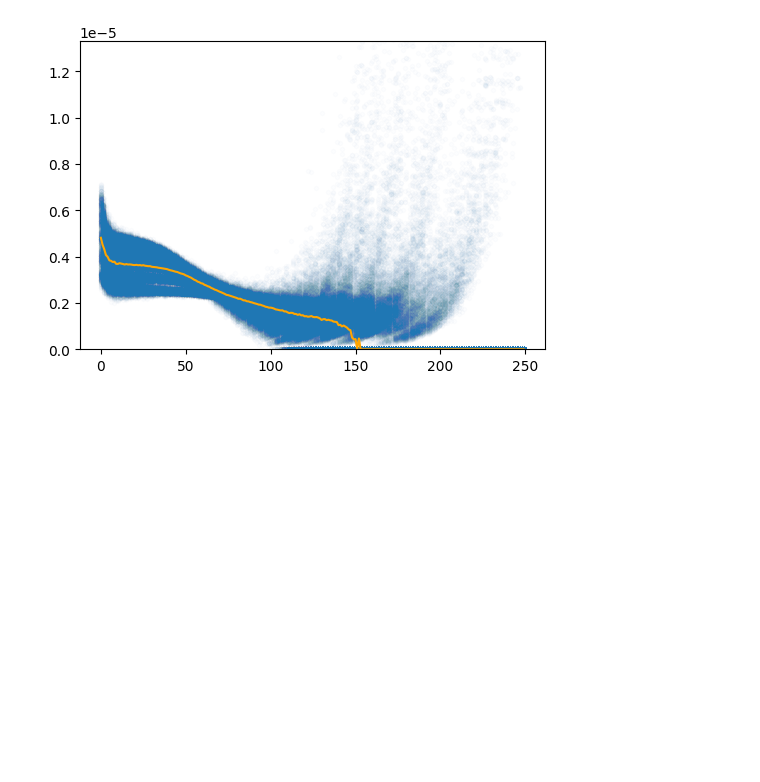
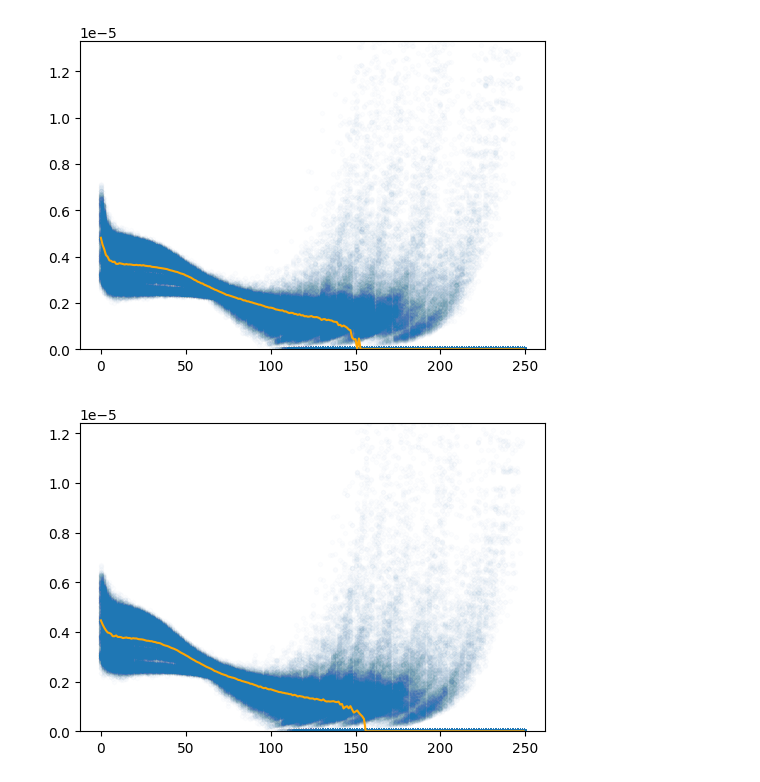
Before and after one commit to Mpkosh/network_hybrid_33, a Jupyter notebook: save_median.ipynb, the cells around one changed output. Cells and saved outputs as stored; diff of their text form; code cells hidden in the pictures; blank space fills up the shorter version.

```diff
--- a/save_median.ipynb
+++ b/save_median.ipynb
@@ -133,3 +138,8 @@ save_median(seed_dirs='initial_data/initial_data_r_100000/',
            df_seeds)
 # %% [output]
 [figure]
+# %%
+save_median(seed_dirs='initial_data/new_r_100000/',
+           df_seeds=df_seeds_n, is_filename=True)
+# %% [output]
+[figure, added]
```
Also changed, not shown: parts of 2 cells of this notebook, 46 other files.
